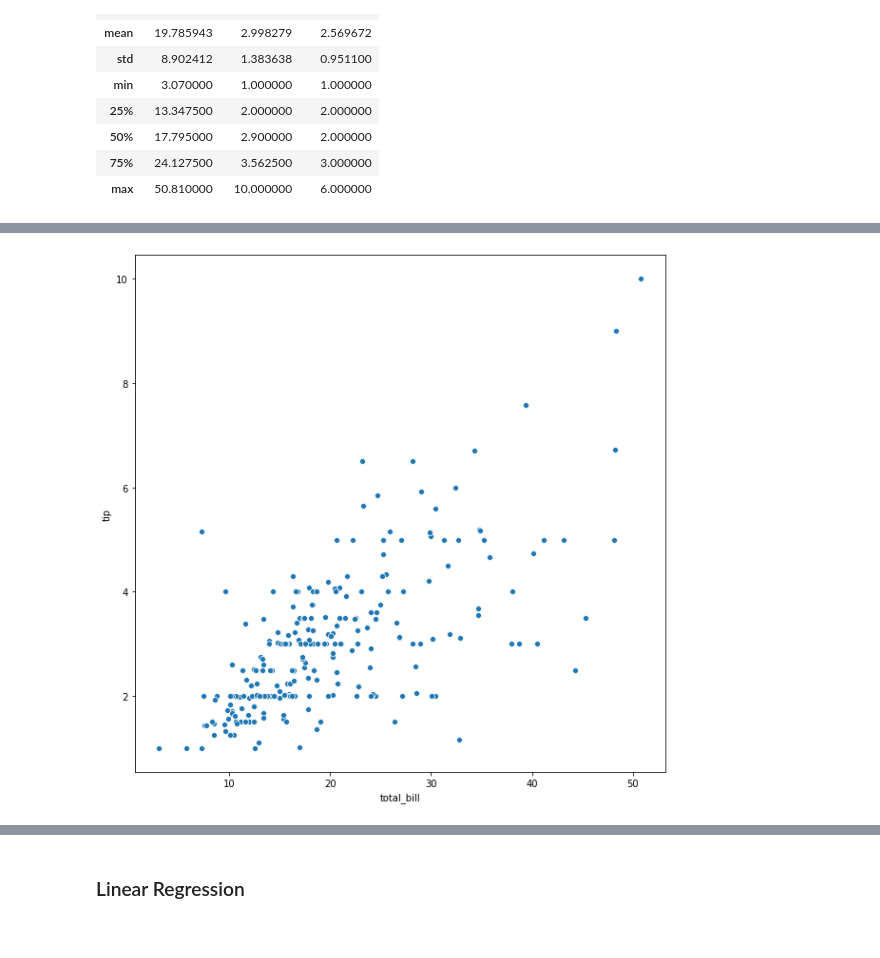
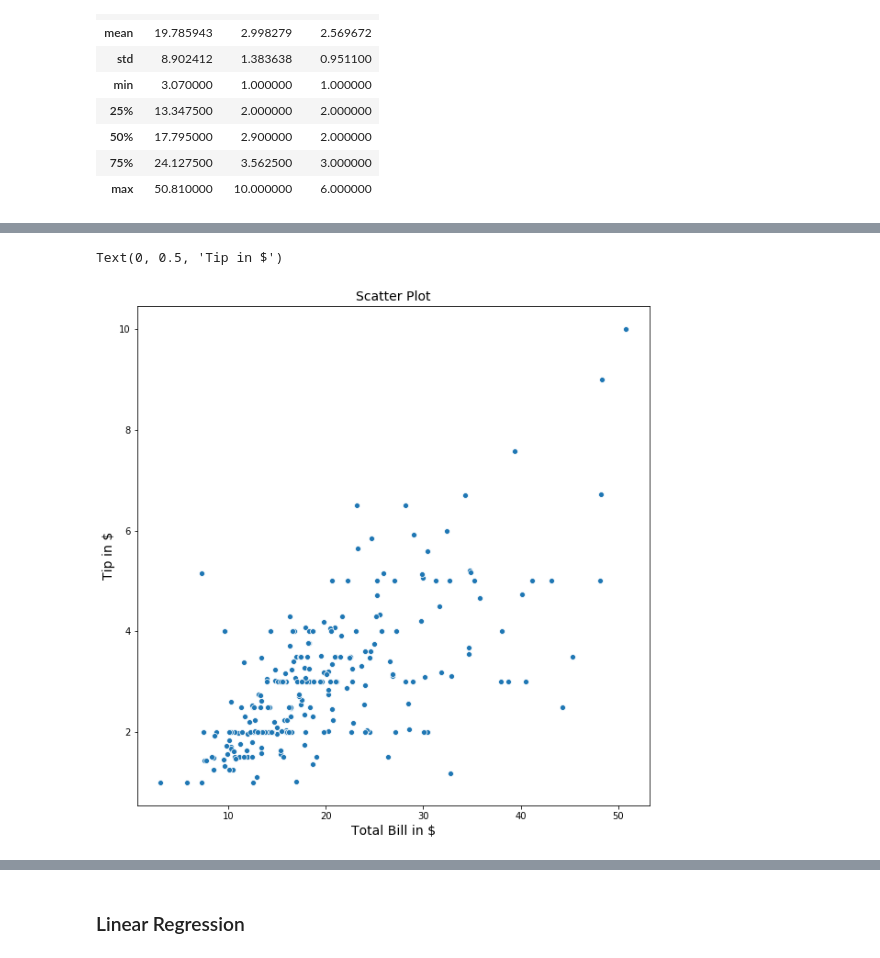
Before and after one commit to Slawak1/GMIT-FDA_Assesment_2019, a Jupyter notebook: gmit_fda_assesment_2019.ipynb, the cells around one changed output, grey strips where cells are left out. Saved outputs shown, nothing was run; the diff lists cells and outputs as text; code cells hidden in the pictures.

```diff
--- a/gmit_fda_assesment_2019.ipynb
+++ b/gmit_fda_assesment_2019.ipynb
@@ -160,5 +157,9 @@ ax = sns.distplot(df['total_bill'])
 # %%
 plt.figure(figsize=(10, 10))
 ax = sns.scatterplot(x="total_bill", y="tip", data=df )
+ax.set_title('Scatter Plot', fontsize='14')
+plt.xlabel('Total Bill in $', fontsize='14')
+plt.ylabel('Tip in $', fontsize='14')
 # %% [output]
+Text(0, 0.5, 'Tip in $')
-[figure, old version]
+[figure, new version]
```
Also changed, not shown: parts of 11 cells of this notebook.
